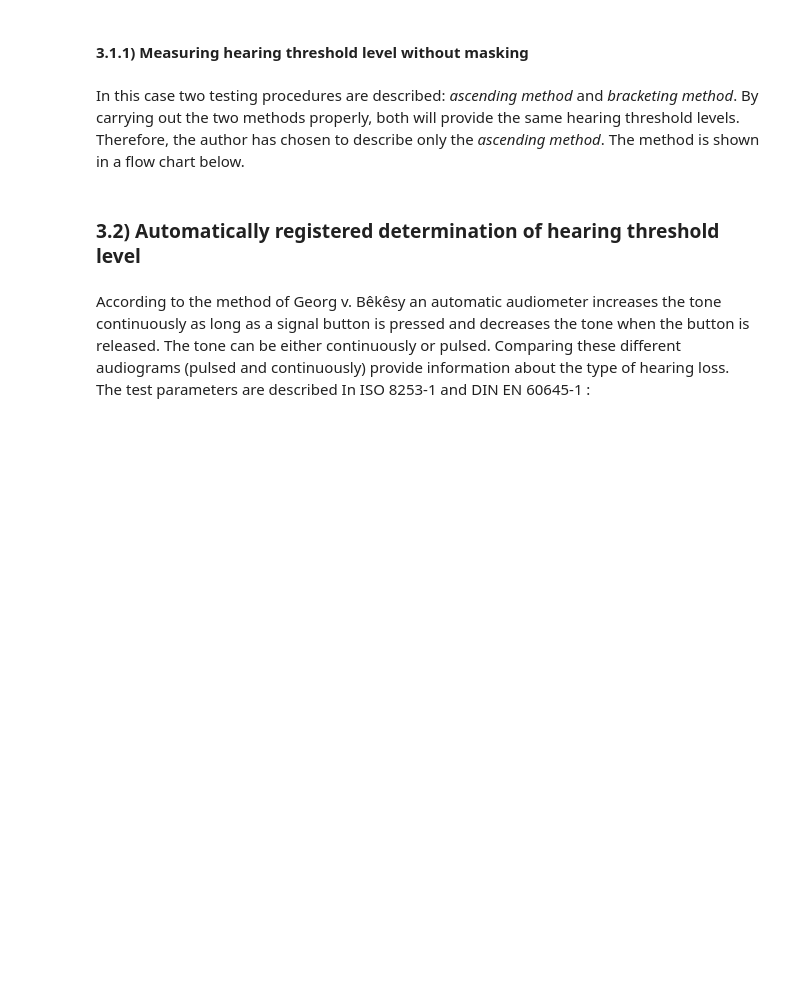
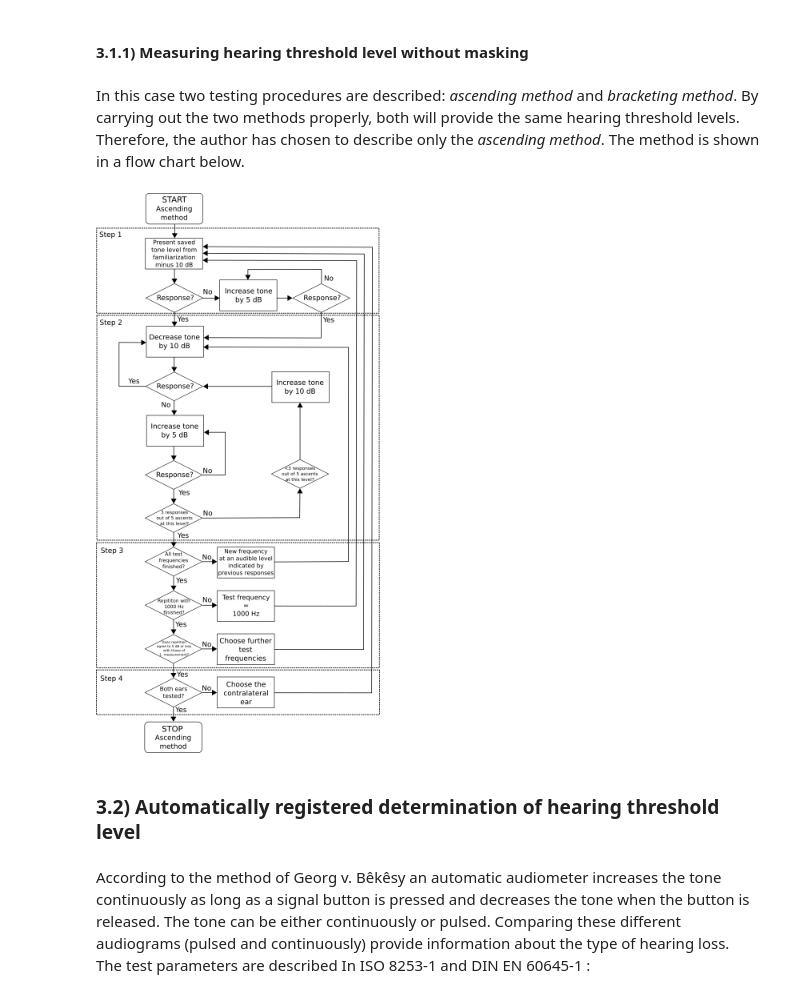
Before and after one commit to spatialaudio/audiometer, a Jupyter notebook: docu_audiometer.ipynb, the cells around one changed output. Saved outputs shown, nothing was run; the diff lists cells and outputs as text; code cells hidden in the pictures; blank space fills up the shorter version.

Commit message:
add flowchart_ascending

```diff
--- a/docu_audiometer.ipynb
+++ b/docu_audiometer.ipynb
@@ -39,6 +40,10 @@ Source: ISO 8253-1 ch. 6.2.2 has been converted into a flowchart
 #### 3.1.1) Measuring hearing threshold level without masking
 # %% [markdown]
 In this case two testing procedures are described: *ascending method* and *bracketing method*. By carrying out the two methods properly, both will provide the same hearing threshold levels. Therefore, the author has chosen to describe only the *ascending method*. The method is shown in a flow chart below.
+# %%
+Image(filename='flowchart_ascending.png', width= 600, height=400 )
+# %% [output]
+[figure, added]
 # %% [markdown]
 ### 3.2) Automatically registered determination of hearing threshold level
 # %% [markdown]
```
Also changed, not shown: parts of 2 cells of this notebook.
